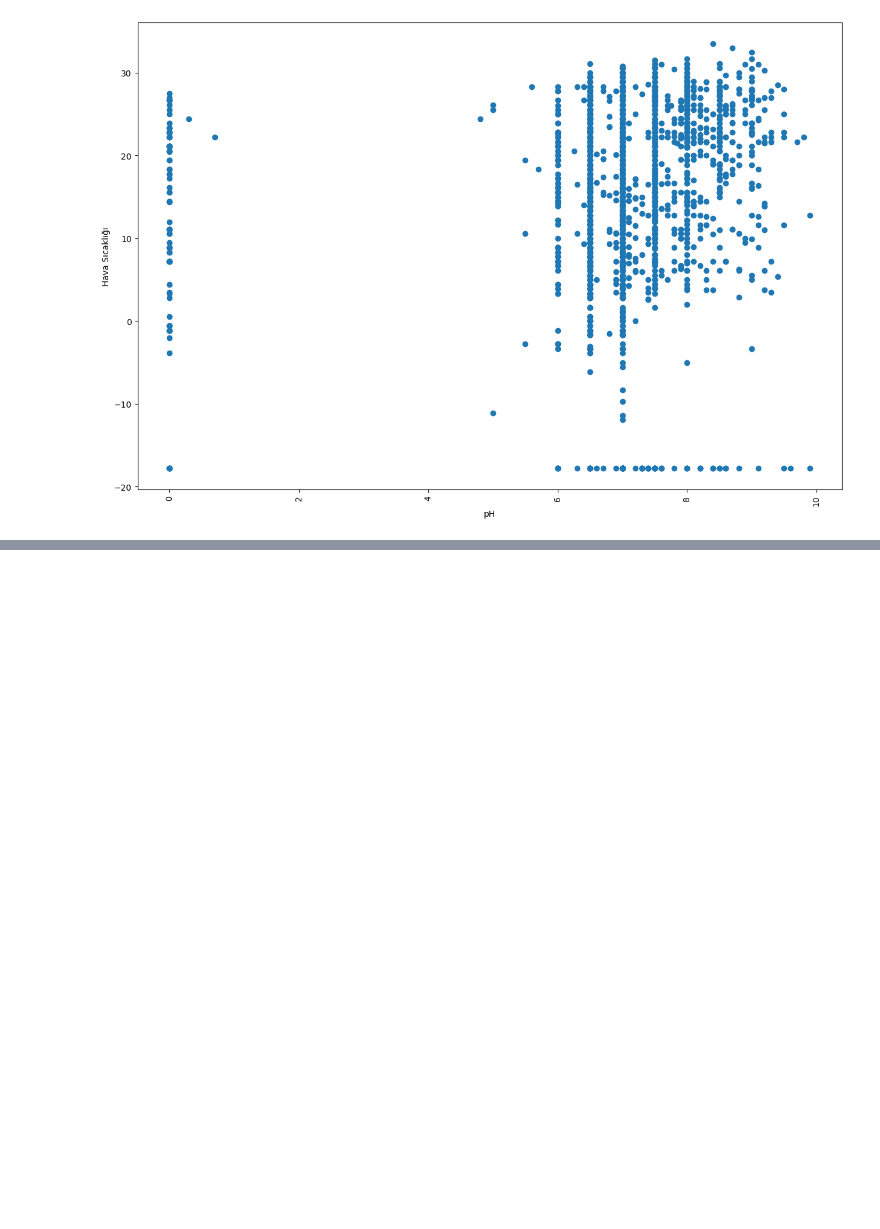
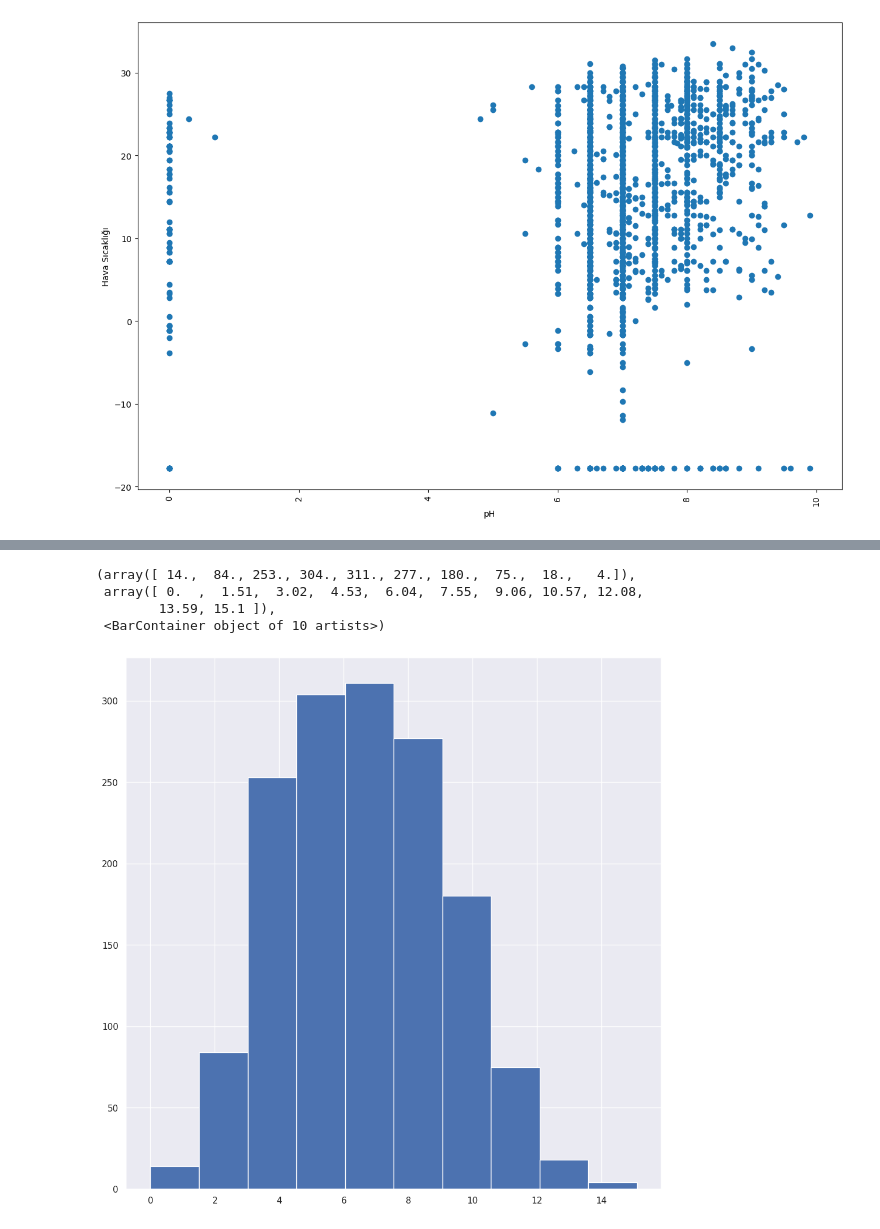
Before and after one commit to erendogan83/water_quality, a Jupyter notebook: water_quality.ipynb, the cells around one changed output, grey strips where cells are left out. Saved outputs shown, nothing was run; the diff lists cells and outputs as text; code cells hidden in the pictures; blank space fills up the shorter version.

```diff
--- a/water_quality.ipynb
+++ b/water_quality.ipynb
@@ -243,0 +266,10 @@ plt.show()
+# %%
+plt.hist(df['DissolvedOxygen (mg/L)'])
+
+#DissolvedOxygen (mg/L) değeri için 3-11 aralığı sağlıklı görünüyor
+# %% [output]
+(array([ 14.,  84., 253., 304., 311., 277., 180.,  75.,  18.,   4.]),
+ array([ 0.  ,  1.51,  3.02,  4.53,  6.04,  7.55,  9.06, 10.57, 12.08,
+        13.59, 15.1 ]),
+ <BarContainer object of 10 artists>)
+[figure, added]
```
Also changed, not shown: parts of 11 cells of this notebook.
